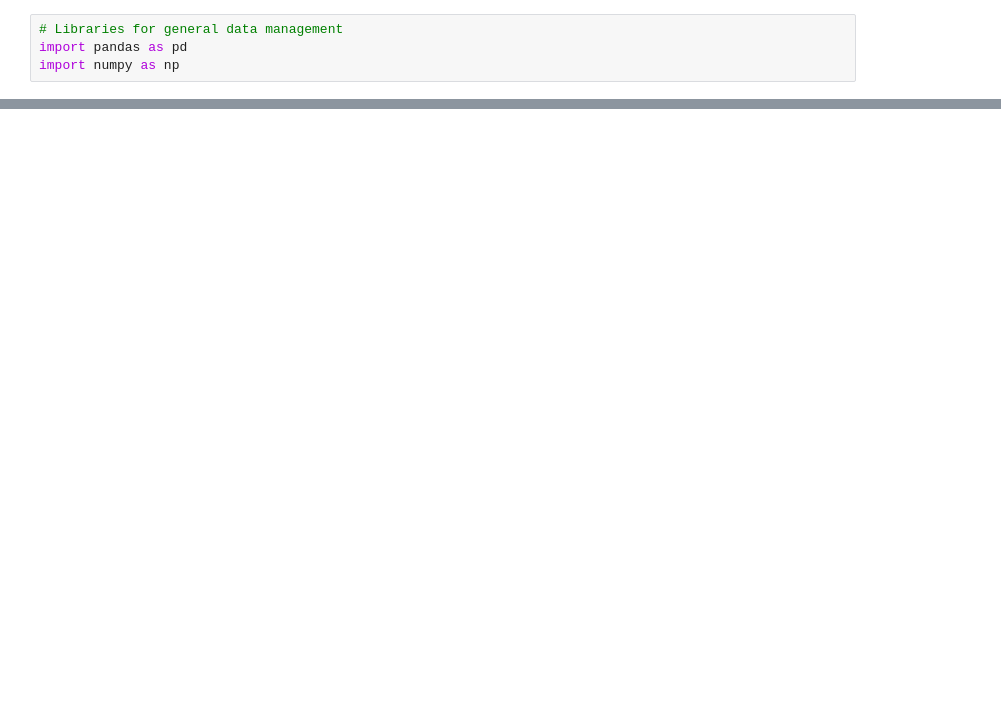
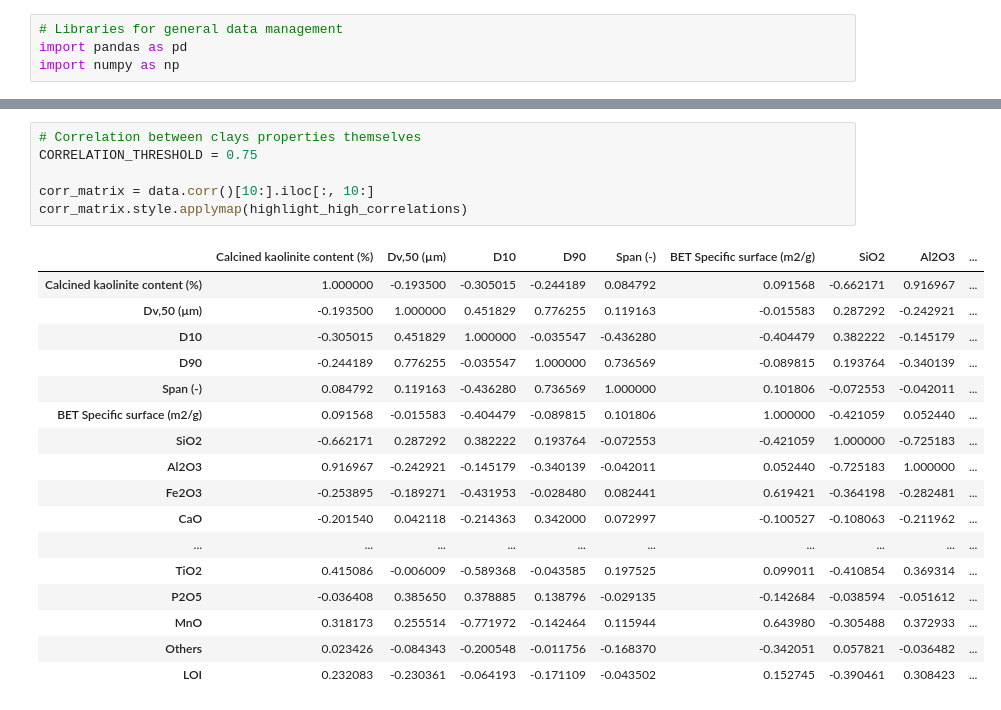
Before and after one commit to frblazquez/LC3, a Jupyter notebook: Project 2/lc3.ipynb, the cells around one changed output, grey strips where cells are left out. Saved outputs shown, nothing was run; the diff lists cells and outputs as text; blank space fills up the shorter version.

```diff
--- a/Project 2/lc3.ipynb
+++ b/Project 2/lc3.ipynb
@@ -41,0 +88,24 @@ array([0.        , 0.34673217])
+# %%
+# Correlation between clays properties themselves
+CORRELATION_THRESHOLD = 0.75
+
+corr_matrix = data.corr()[10:].iloc[:, 10:]
+corr_matrix.style.applymap(highlight_high_correlations)
+# %% [output]
+|  | Calcined kaolinite content (%) | Dv,50 (µm) | D10 | D90 | Span (-) | BET Specific surface (m2/g) | SiO2 | Al2O3 | ... |
+| Calcined kaolinite content (%) | 1.000000 | -0.193500 | -0.305015 | -0.244189 | 0.084792 | 0.091568 | -0.662171 | 0.916967 | ... |
+| Dv,50 (µm) | -0.193500 | 1.000000 | 0.451829 | 0.776255 | 0.119163 | -0.015583 | 0.287292 | -0.242921 | ... |
+| D10 | -0.305015 | 0.451829 | 1.000000 | -0.035547 | -0.436280 | -0.404479 | 0.382222 | -0.145179 | ... |
+| D90 | -0.244189 | 0.776255 | -0.035547 | 1.000000 | 0.736569 | -0.089815 | 0.193764 | -0.340139 | ... |
+| Span (-) | 0.084792 | 0.119163 | -0.436280 | 0.736569 | 1.000000 | 0.101806 | -0.072553 | -0.042011 | ... |
+| BET Specific surface (m2/g) | 0.091568 | -0.015583 | -0.404479 | -0.089815 | 0.101806 | 1.000000 | -0.421059 | 0.052440 | ... |
+| SiO2 | -0.662171 | 0.287292 | 0.382222 | 0.193764 | -0.072553 | -0.421059 | 1.000000 | -0.725183 | ... |
+| Al2O3 | 0.916967 | -0.242921 | -0.145179 | -0.340139 | -0.042011 | 0.052440 | -0.725183 | 1.000000 | ... |
+| Fe2O3 | -0.253895 | -0.189271 | -0.431953 | -0.028480 | 0.082441 | 0.619421 | -0.364198 | -0.282481 | ... |
+| CaO | -0.201540 | 0.042118 | -0.214363 | 0.342000 | 0.072997 | -0.100527 | -0.108063 | -0.211962 | ... |
+| ... | ... | ... | ... | ... | ... | ... | ... | ... | ... |
+| TiO2 | 0.415086 | -0.006009 | -0.589368 | -0.043585 | 0.197525 | 0.099011 | -0.410854 | 0.369314 | ... |
+| P2O5 | -0.036408 | 0.385650 | 0.378885 | 0.138796 | -0.029135 | -0.142684 | -0.038594 | -0.051612 | ... |
+| MnO | 0.318173 | 0.255514 | -0.771972 | -0.142464 | 0.115944 | 0.643980 | -0.305488 | 0.372933 | ... |
+| Others | 0.023426 | -0.084343 | -0.200548 | -0.011756 | -0.168370 | -0.342051 | 0.057821 | -0.036482 | ... |
+| LOI | 0.232083 | -0.230361 | -0.064193 | -0.171109 | -0.043502 | 0.152745 | -0.390461 | 0.308423 | ... |
```
Also changed, not shown: parts of 23 cells of this notebook.
